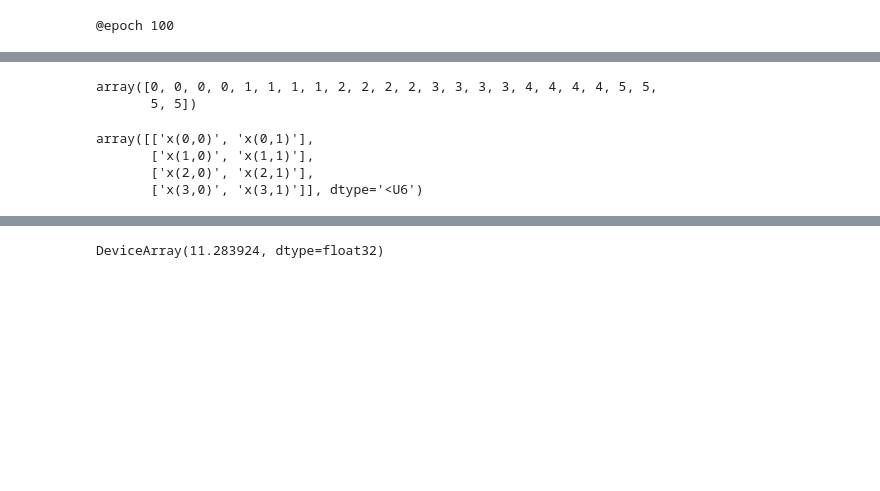
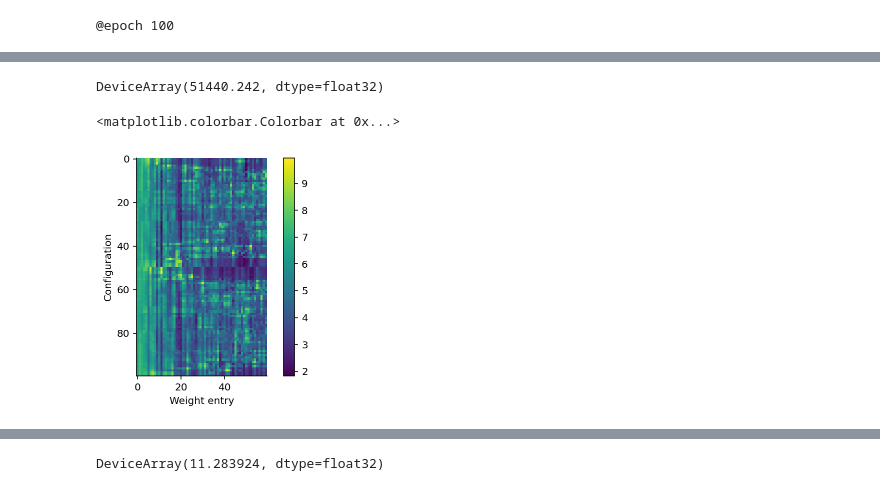
Before and after one commit to probml/shift-happens, a Jupyter notebook: notebooks/008-gendist-v1-rotation.ipynb, the cells around one changed output, grey strips where cells are left out. Saved outputs shown, nothing was run; the diff lists cells and outputs as text; code cells hidden in the pictures; blank space fills up the shorter version.

Commit message:
feat: gendist/training.py, 008nb

```diff
--- a/notebooks/008-gendist-v1-rotation.ipynb
+++ b/notebooks/008-gendist-v1-rotation.ipynb
@@ -274,3 +275,6 @@ y_train_shift = params_proj.reshape((num_cycles, n_configs, -1))
+# %%
+X_train_shift = X_train_shift.reshape((n_train_subset, n_configs, -1), order="F")
+y_train_shift = params_proj.reshape((num_cycles, n_configs, -1), order="F")
 # %%
 X_train_shift.shape
 # %% [output]
@@ -279,7 +283,3 @@ X_train_shift.shape
 y_train_shift.shape
 # %% [output]
 (10, 100, 60)
-# %%
-y_train_shift = params_proj[:, None, :] * np.ones((1, 6000, n_components))
-y_train_shift = y_train_shift.reshape(-1, n_components)
-y_train_shift.shape
@@ -289,5 +290,5 @@ tcmalloc: large alloc 2880004096 bytes == 0x55d68ca36000 @  0x7f3bc73af680 0x7f3
 # %%
-alpha = 0.001
+alpha = 0.01
 n_epochs = 100
 batch_size = 2000
 tx = optax.adam(learning_rate=alpha)
@@ -300,5 +309,4 @@ y_train_shift_jax = jnp.array(y_train_shift)
 # %%
-train_output = train_weights.fit(key, X_train_shift, y_train_shift,
-                                               None, n_epochs, batch_size)
+train_output = train_weights.fit(key, X_train_shift_jax, y_train_shift_jax[[5], ...], n_epochs, batch_size)
 # %% [output]
 @epoch 100
@@ -322,2 +336,15 @@ plt.plot(losses)
+# %%
+losses.min()
+# %% [output]
+DeviceArray(51440.242, dtype=float32)
+# %%
+errs = np.power((weights_model.apply(weights_trained, X_train_shift_jax) - y_train_shift_jax[[0], :]), 2).mean(axis=0)
+plt.imshow(jnp.log(errs))
+plt.ylabel("Configuration")
+plt.xlabel("Weight entry")
+plt.colorbar()
+# %% [output]
+<matplotlib.colorbar.Colorbar at 0x...>
+[figure, added]
 # %%
 from itertools import product
@@ -327,12 +350,0 @@ w_obs = np.array([f"w({k},{m})" for k, m in product(range(K), range(M))]).reshap
-# %%
-batch_ix // N
-# %% [output]
-array([0, 0, 0, 0, 1, 1, 1, 1, 2, 2, 2, 2, 3, 3, 3, 3, 4, 4, 4, 4, 5, 5,
-       5, 5])
-# %%
-X_obs
-# %% [output]
-array([['x(0,0)', 'x(0,1)'],
-       ['x(1,0)', 'x(1,1)'],
-       ['x(2,0)', 'x(2,1)'],
-       ['x(3,0)', 'x(3,1)']], dtype='<U6')
```
Also changed, not shown: parts of 41 cells of this notebook, 1 other file.
